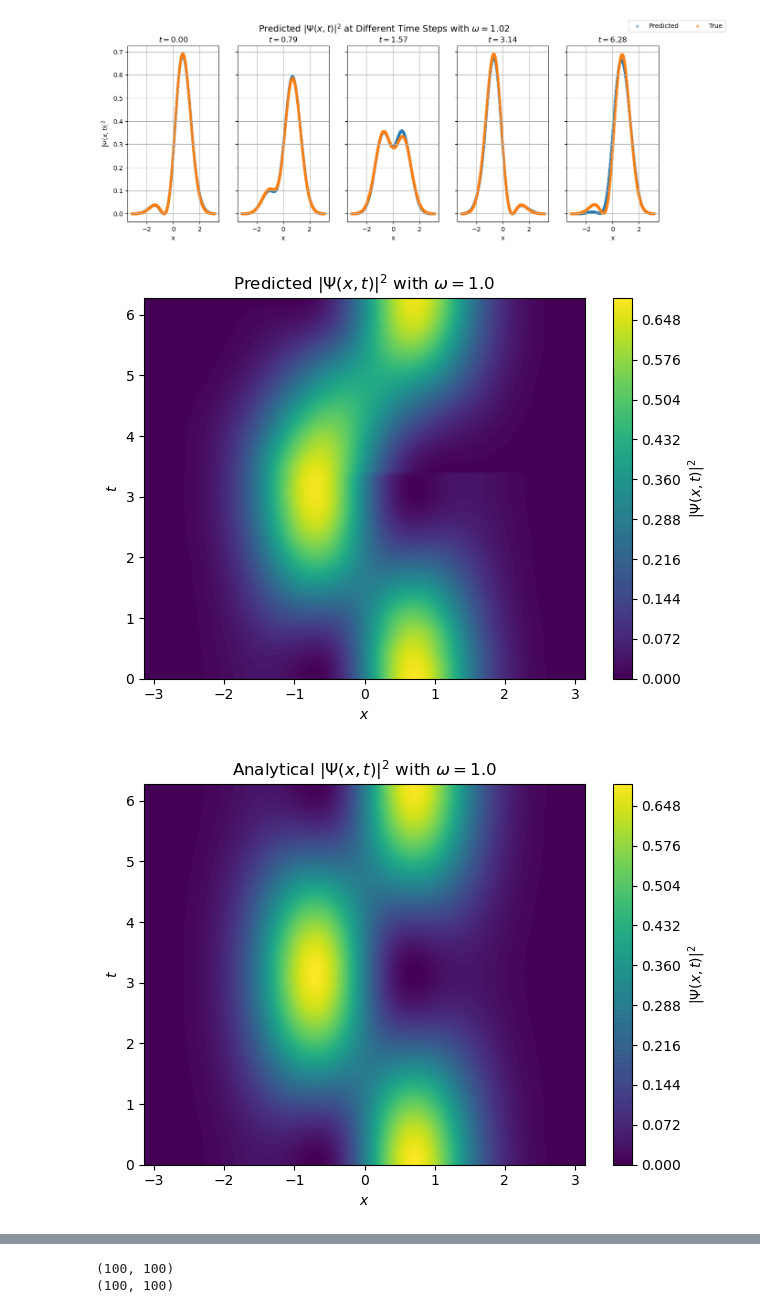
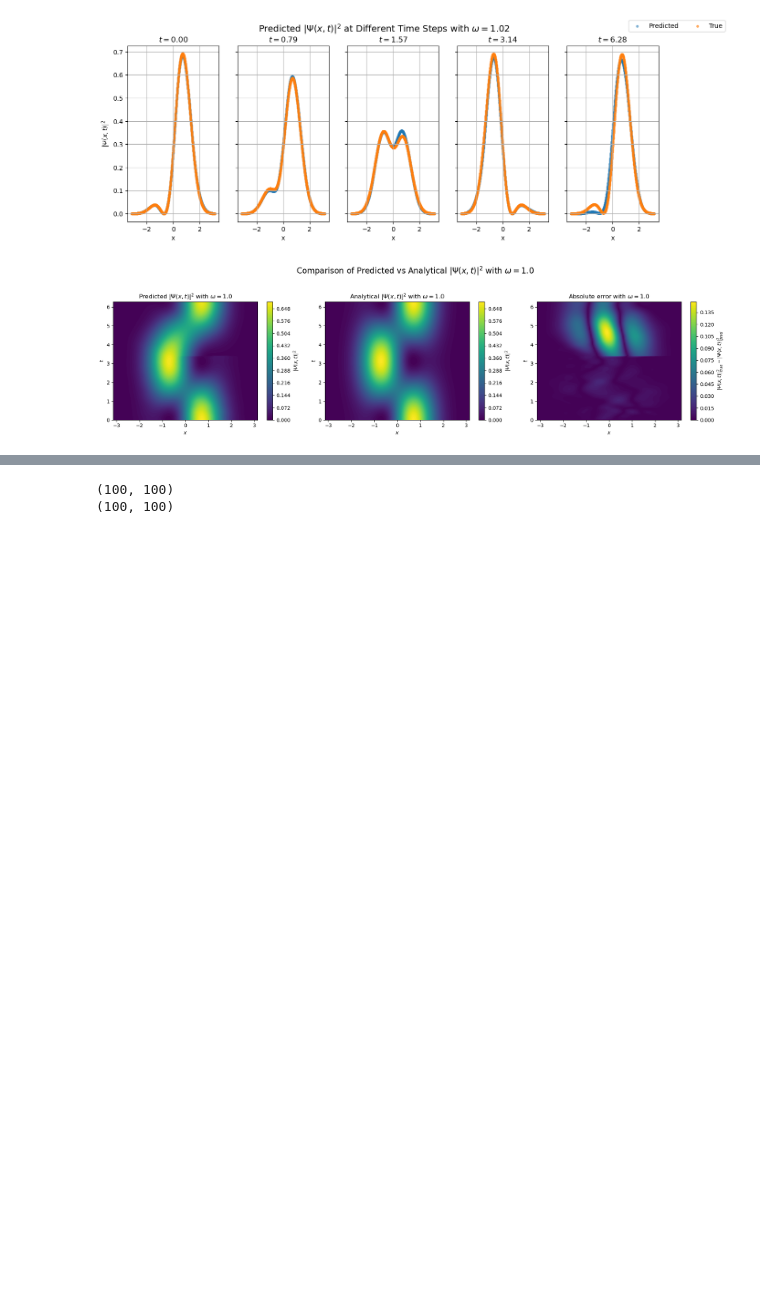
Before and after one commit to mrdchua/PINN-TDSE, a Jupyter notebook: TDSE-PHYS299/pinn-tdse-test.ipynb, the cells around one changed output, grey strips where cells are left out. Saved outputs shown, nothing was run; the diff lists cells and outputs as text; code cells hidden in the pictures; blank space fills up the shorter version.

```diff
--- a/TDSE-PHYS299/pinn-tdse-test.ipynb
+++ b/TDSE-PHYS299/pinn-tdse-test.ipynb
@@ -151,7 +151,7 @@ t_plot_in = tf.convert_to_tensor(t_plot_scaled, dtype=DTYPE)
 density_pred = []
 density_true = []
 
-w_choice = 1.02
+w_choice = 1.0
 w_true = np.ones_like(x_plot) * w_choice
 w_test = tf.ones_like(x_plot_in) * w_choice
 w_in = scale_inputs(w_test, w_min, w_max)
@@ -311,69 +313,54 @@ x_in = tf.convert_to_tensor(x_true, dtype=DTYPE)
 x_in = scale_inputs(x_in, x_min, x_max)
 # t_in = tf.convert_to_tensor(t_true, dtype=DTYPE)
 w_test = tf.ones_like(x_plot_in) * w_choice
 w_in = scale_inputs(w_test, w_min, w_max)
 
 density_pred = []
 density_true = []
 abs_err = []
 
 for t_val in t_true[:,0]:
     t_in = tf.ones_like(x_plot_in) * tf.constant(t_val, dtype=DTYPE)
     t_in = scale_inputs(t_in, t_min, t_max)
     input = tf.concat([x_in, t_in, w_in], axis=1)
     uv = loaded_model(input)
     u, v = uv[:, 0], uv[:, 1]
     density_p = u**2 + v**2
     density_pred.append(density_p)
 
     psi_val = psi_analytic(x_true[:, 0], t_val, w_choice)
     density_t = np.abs(psi_val)**2
     density_true.append(density_t)
 
     error = np.abs(density_t - density_p)
     abs_err.append(error)
 
-# for t_val in tf.unstack(t_plot_in, axis=0):
-#     t_in = tf.ones_like(x_plot_in) * t_val
-#     input = tf.concat([x_plot_in, t_in, w_in], axis=1)
-#     uv = loaded_model(input)
-#     u, v = uv[:, 0], uv[:, 1]
-#     density = u**2 + v**2
-#     density_pred.append(density)
+fig, axs = plt.subplots(1, 3, figsize=(18, 5))
 
-# for t_val in t_plot[:,0]:
-#     psi_val = psi_analytic(x_plot[:, 0], t_val, w_choice)
-#     density = np.abs(psi_val)**2
-#     density_true.append(density)
+# predicted contour
+c0 = axs[0].contourf(X_grid, T_grid, density_pred, levels=100, cmap="viridis")
+fig.colorbar(c0, ax=axs[0], label=r'$|\Psi(x,t)|^2$')
+axs[0].set_xlabel(r'$x$')
+axs[0].set_ylabel(r'$t$')
+axs[0].set_title(f'Predicted $|\Psi(x,t)|^2$ with $\omega={w_choice}$')
 
-# density_true = np.array(density_true)
+# true contour
+c1 = axs[1].contourf(X_grid, T_grid, density_true, levels=100, cmap="viridis")
+fig.colorbar(c1, ax=axs[1], label=r'$|\Psi(x,t)|^2$')
+axs[1].set_xlabel(r'$x$')
+axs[1].set_ylabel(r'$t$')
+axs[1].set_title(f'Analytical $|\Psi(x,t)|^2$ with $\omega={w_choice}$')
 
-# plt.figure(figsize=(8, 5))
-contour = plt.contourf(X_grid, T_grid, density_pred, levels=100, cmap="viridis")
-plt.colorbar(contour, label=r'$|\Psi(x,t)|^2$')
-plt.xlabel(r'$x$')
-plt.ylabel(r'$t$')
-plt.title(f'Predicted $|\Psi(x,t)|^2$ with $\omega={w_choice}$')
-plt.tight_layout()
+# absolute error contour
+c2 = axs[2].contourf(X_grid, T_grid, abs_err, levels=100, cmap="viridis")
+fig.colorbar(c2, ax=axs[2], label=r'$|\Psi(x,t)|^2_{true} - |\Psi(x,t)|^2_{pred}$')
+axs[2].set_xlabel(r'$x$')
+axs[2].set_ylabel(r'$t$')
+axs[2].set_title(f'Absolute error with $\omega={w_choice}$')
+
+# Layout and show
+fig.suptitle(f"Comparison of Predicted vs Analytical $|\Psi(x,t)|^2$ with $\omega={w_choice}$", fontsize=16)
+plt.tight_layout(rect=[0, 0, 1, 0.95])
 plt.show()
-
-# plt.figure(figsize=(8, 5))
-contour = plt.contourf(X_grid, T_grid, density_true, levels=100, cmap="viridis")
-plt.colorbar(contour, label=r'$|\Psi(x,t)|^2$')
-plt.xlabel(r'$x$')
-plt.ylabel(r'$t$')
-plt.title(f'Analytical $|\Psi(x,t)|^2$ with $\omega={w_choice}$')
-plt.tight_layout()
-plt.show()
-
-# plt.figure(figsize=(8, 5))
-contour = plt.contourf(X_grid, T_grid, abs_err, levels=100, cmap="viridis")
-plt.colorbar(contour, label=r'$|\Psi(x,t)|^2_{true} - |\Psi(x,t)|^2_{pred}$')
-plt.xlabel(r'$x$')
-plt.ylabel(r'$t$')
-plt.title(f'Absolute error with $\omega={w_choice}$')
-plt.tight_layout()
-plt.show()
 # %% [output]
-[figure, old version]
+[figure, new version]
-[figure, removed]
```
Also changed, not shown: parts of 2 cells of this notebook.
